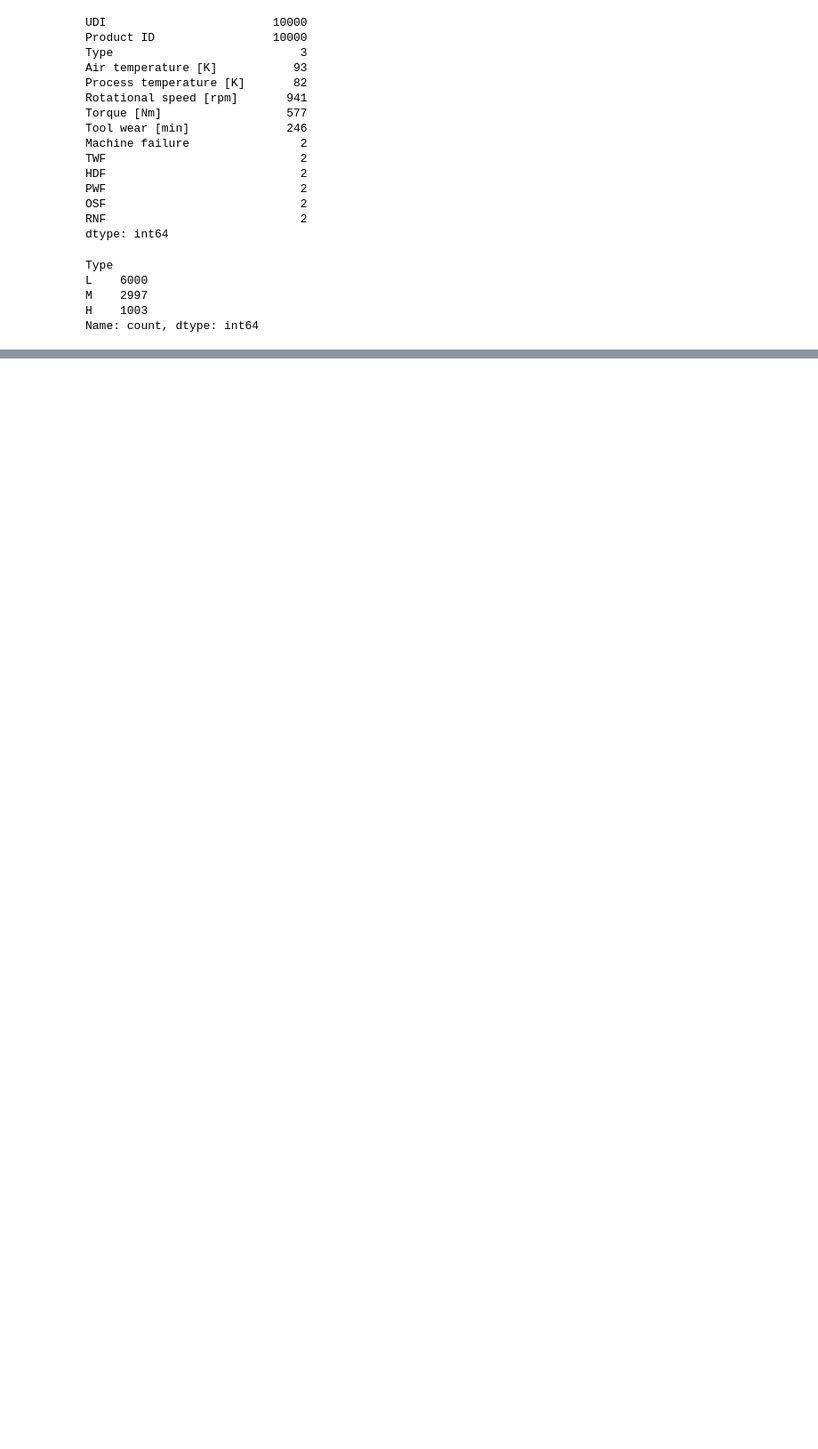
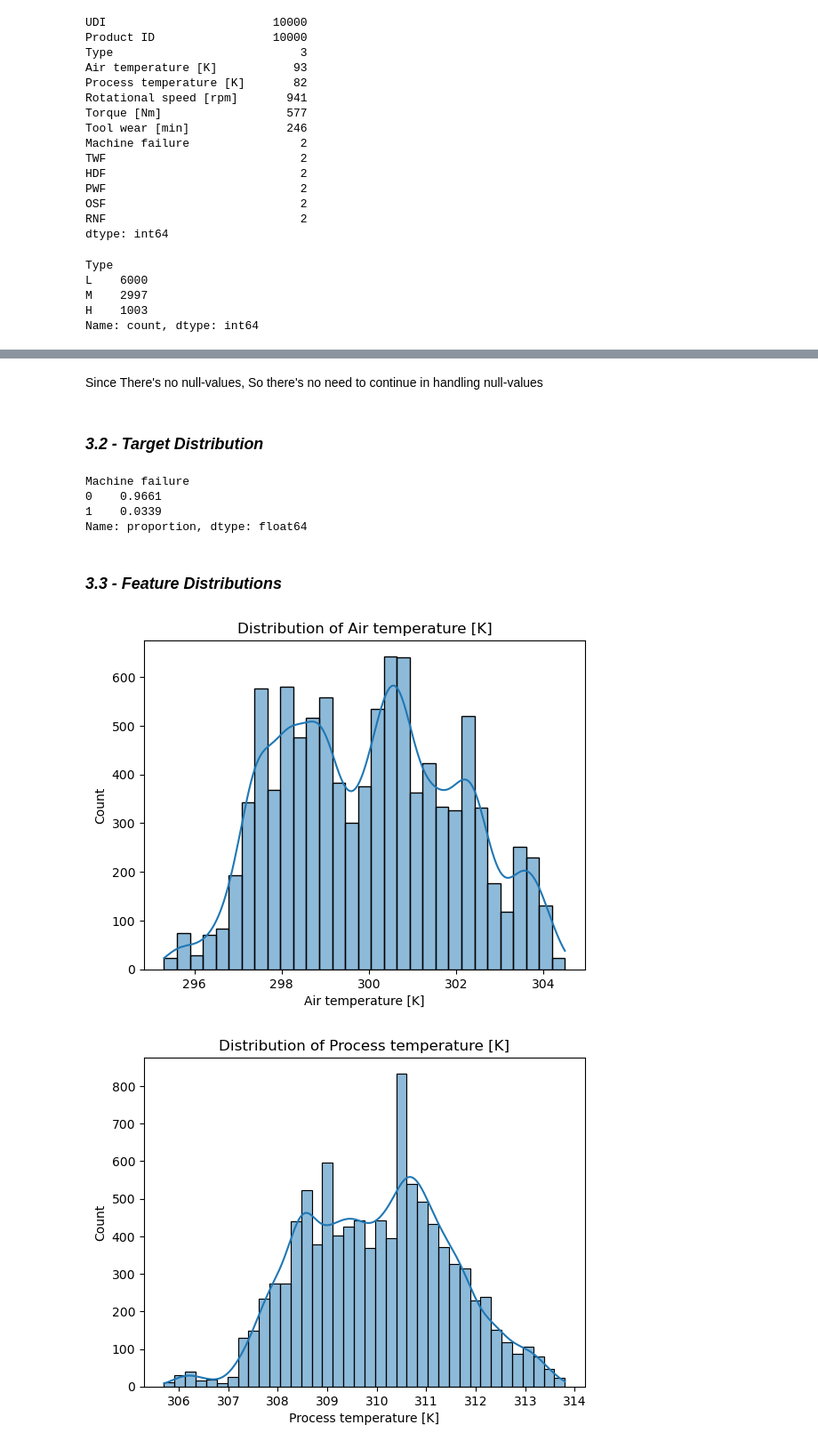
Before and after one commit to TurkishTM/PredictiveMaintenanceSystem, a Jupyter notebook: MainCode.ipynb, the cells around one changed output, grey strips where cells are left out. Shown: that part at 89% size. Cells and saved outputs as stored; diff of their text form; code cells hidden in the pictures; blank space fills up the shorter version.

```diff
--- a/MainCode.ipynb
+++ b/MainCode.ipynb
@@ -145,0 +141,23 @@ df.drop(columns=['UDI','Product ID'],inplace=True)
+# %% [markdown]
+Since There's no null-values, So there's no need to continue in handling null-values
+# %% [markdown]
+### ***3.2 - Target Distribution***
+# %%
+df['Machine failure'].value_counts(normalize=True)
+# %% [output]
+Machine failure
+0    0.9661
+1    0.0339
+Name: proportion, dtype: float64
+# %% [markdown]
+### ***3.3 - Feature Distributions***
+# %%
+# Plot distributions
+numerical = ['Air temperature [K]', 'Process temperature [K]', 'Rotational speed [rpm]', 'Torque [Nm]', 'Tool wear [min]']
+for col in numerical:
+    plt.figure()
+    sns.histplot(df[col], kde=True)
+    plt.title(f'Distribution of {col}')
+# %% [output]
+[figure, added]
+[figure, added]
```
Also changed, not shown: parts of 25 cells of this notebook, 1 other file.
